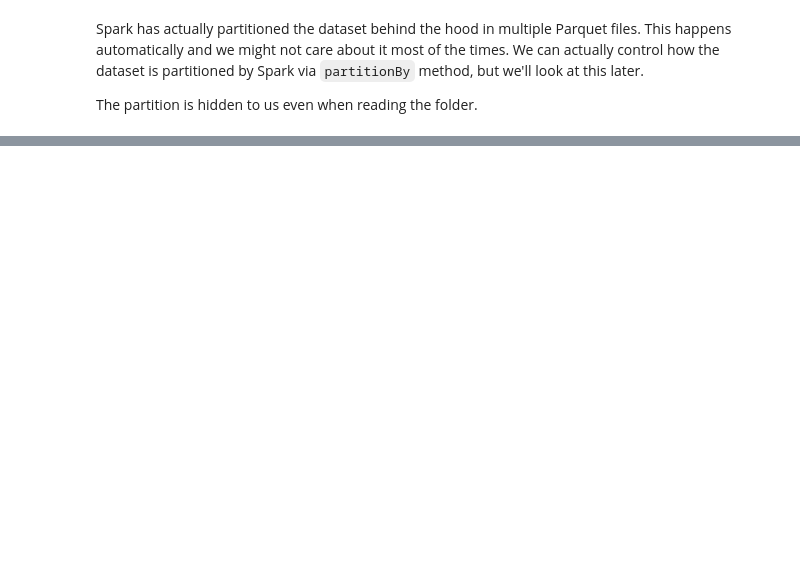
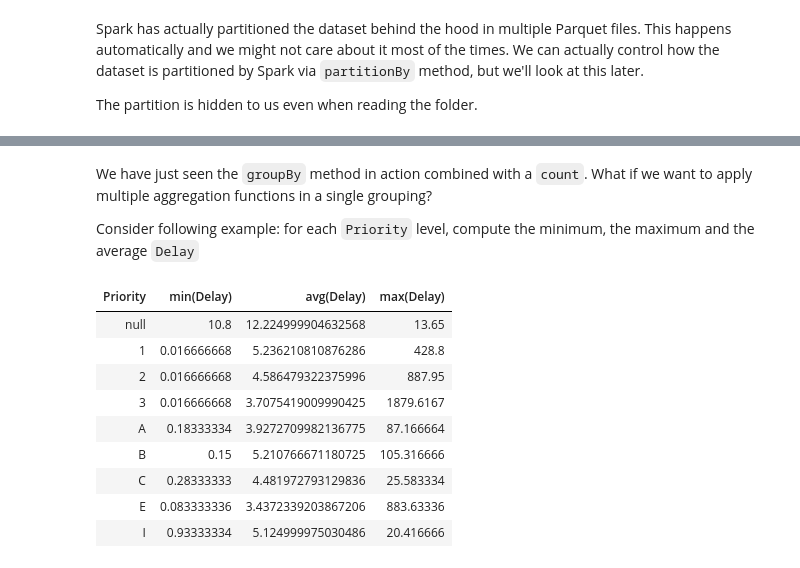
Before and after one commit to Marco-Santoni/databricks-from-scratch, a Jupyter notebook: training-spark/4_dataframe_operations.ipynb, the cells around one changed output, grey strips where cells are left out. Cells and saved outputs as stored; diff of their text form; code cells hidden in the pictures; blank space fills up the shorter version.

Commit message:
dataframe operations done

```diff
--- a/training-spark/4_dataframe_operations.ipynb
+++ b/training-spark/4_dataframe_operations.ipynb
@@ -89,0 +224,26 @@ display(
+# %% [markdown]
+We have just seen the `groupBy` method in action combined with a `count`. What if we want to apply multiple aggregation functions in a single grouping?
+
+Consider following example: for each `Priority` level, compute the minimum, the maximum and the average `Delay`
+# %%
+import pyspark.sql.functions as F #to avoid conflicts with Python built-in min and max
+display(
+    df.groupBy("Priority")
+    .agg(
+        F.min("Delay"),
+        F.avg("Delay"),
+        F.max("Delay")
+    )
+    .sort(col("Priority").asc())
+)
+# %% [output]
+| Priority | min(Delay) | avg(Delay) | max(Delay) |
+| null | 10.8 | 12.224999904632568 | 13.65 |
+| 1 | 0.016666668 | 5.236210810876286 | 428.8 |
+| 2 | 0.016666668 | 4.586479322375996 | 887.95 |
+| 3 | 0.016666668 | 3.7075419009990425 | 1879.6167 |
+| A | 0.18333334 | 3.9272709982136775 | 87.166664 |
+| B | 0.15 | 5.210766671180725 | 105.316666 |
+| C | 0.28333333 | 4.481972793129836 | 25.583334 |
+| E | 0.083333336 | 3.4372339203867206 | 883.63336 |
+| I | 0.93333334 | 5.124999975030486 | 20.416666 |
```
Also changed, not shown: parts of 17 cells of this notebook.
